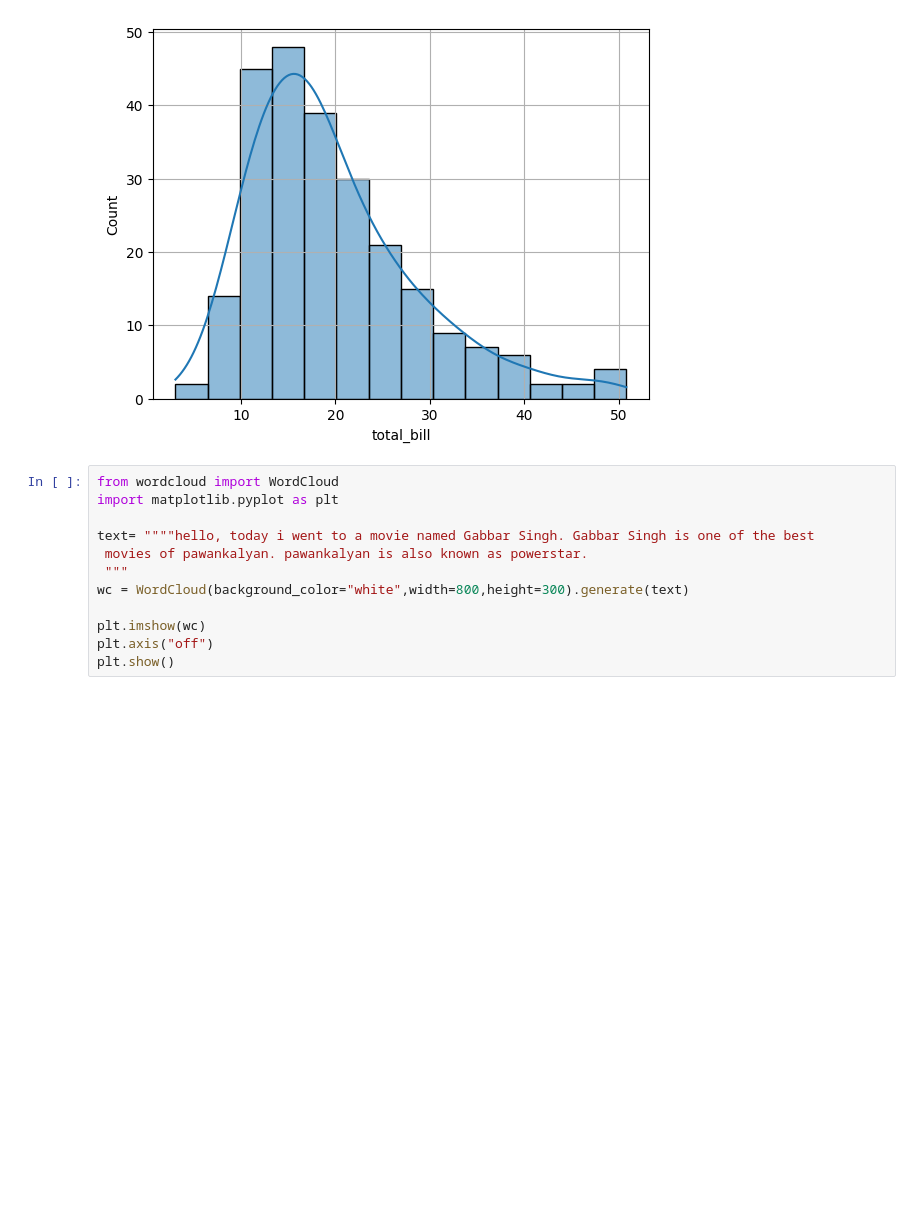
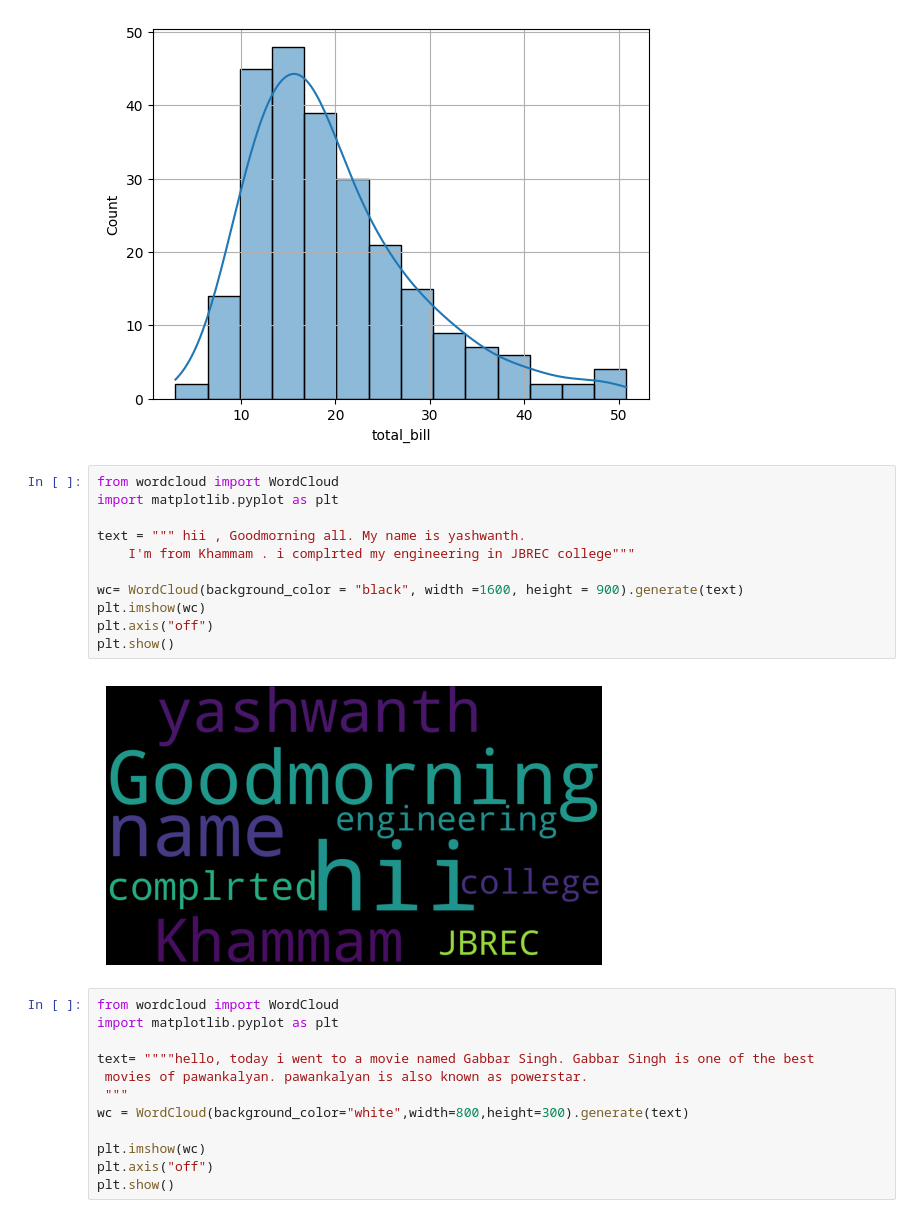
Before and after one commit to yash144-code/daily-python-work, a Jupyter notebook: data_science.ipynb, the cells around one changed output. Saved outputs shown, nothing was run; the diff lists cells and outputs as text; blank space fills up the shorter version.

```diff
--- a/data_science.ipynb
+++ b/data_science.ipynb
@@ -2654,6 +2714,19 @@ plt.show()
 
 [244 rows x 7 columns]
 [figure]
+# %%
+from wordcloud import WordCloud
+import matplotlib.pyplot as plt
+
+text = """ hii , Goodmorning all. My name is yashwanth.
+    I'm from Khammam . i complrted my engineering in JBREC college"""
+
+wc= WordCloud(background_color = "black", width =1600, height = 900).generate(text)
+plt.imshow(wc)
+plt.axis("off")
+plt.show()
+# %% [output]
+[figure, added]
 # %%
 from wordcloud import WordCloud
 import matplotlib.pyplot as plt
```
Also changed, not shown: parts of 24 cells of this notebook.
